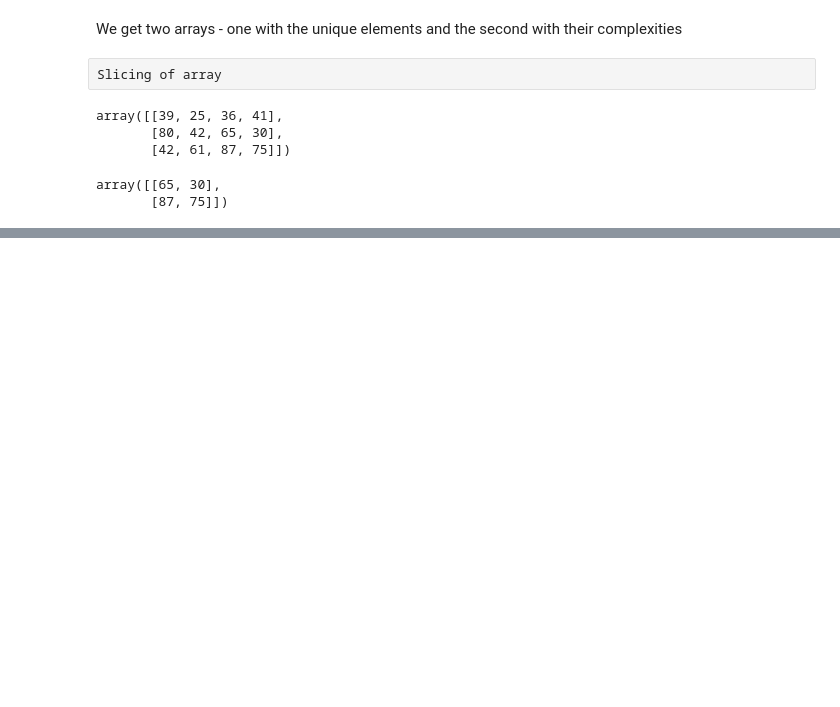
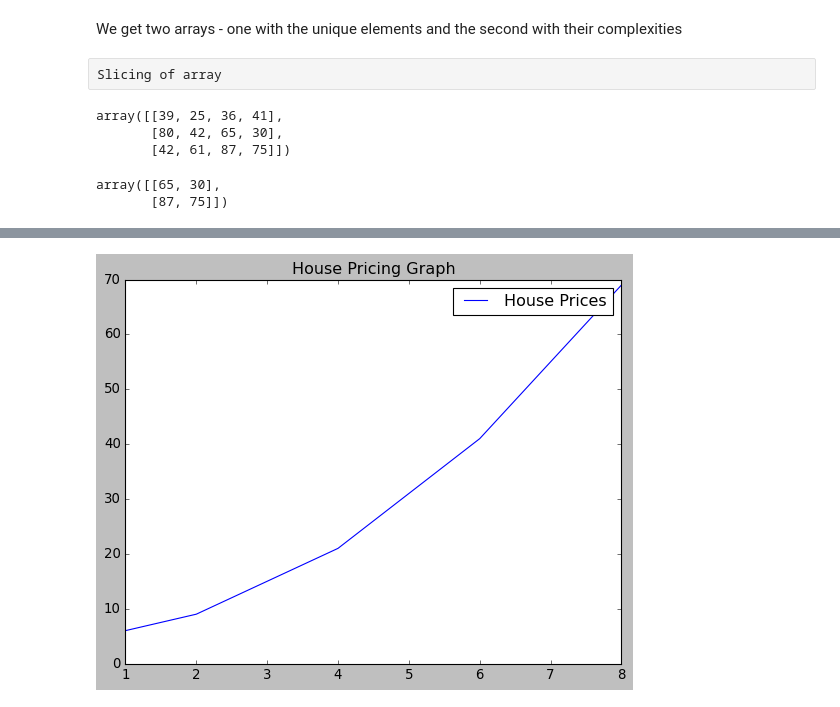
Before and after one commit to vermakhushboo/Machine-Learning-Basics, a Jupyter notebook: Python Libraries.ipynb, the cells around one changed output, grey strips where cells are left out. Cells and saved outputs as stored; diff of their text form; code cells hidden in the pictures; blank space fills up the shorter version.

```diff
--- a/Python Libraries.ipynb
+++ b/Python Libraries.ipynb
@@ -90,0 +113,7 @@ array([[65, 30],
+# %%
+plt.plot(x,y,label = "House Prices")
+plt.title("House Pricing Graph")
+plt.legend()
+plt.show()
+# %% [output]
+[figure, added]
```
Also changed, not shown: parts of 10 cells of this notebook.
